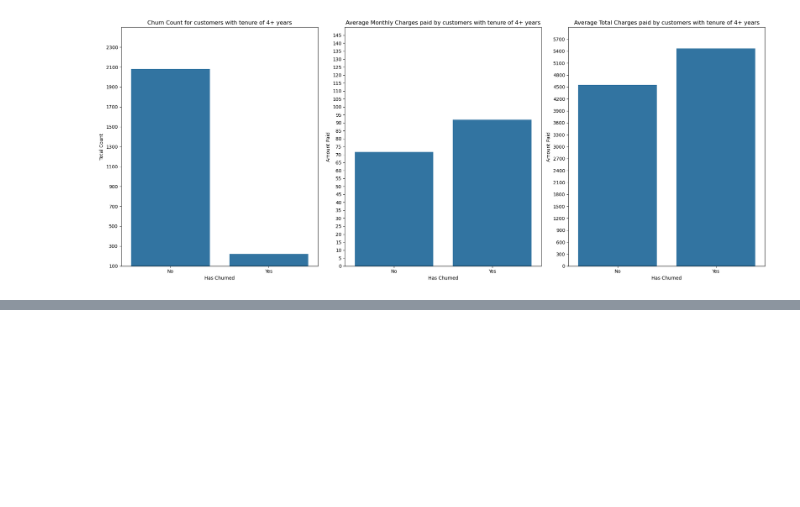
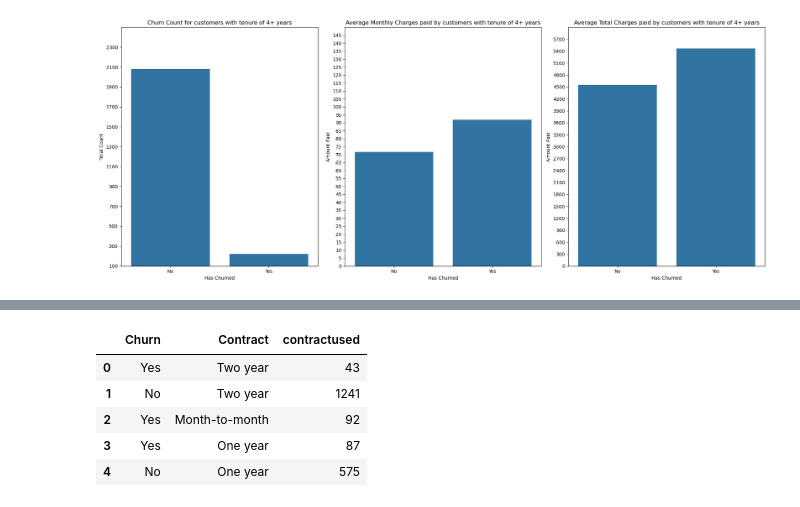
Before and after one commit to suzaladhikari/customer_churn-, a Jupyter notebook: EDA/eda.ipynb, the cells around one changed output, grey strips where cells are left out. Saved outputs shown, nothing was run; the diff lists cells and outputs as text; code cells hidden in the pictures; blank space fills up the shorter version.

Commit message:
types of contract count has been evaluated for 4+ years

```diff
--- a/EDA/eda.ipynb
+++ b/EDA/eda.ipynb
@@ -614,0 +621,18 @@ plotting_charges('Churn','totalcharges', moneyfouryears, 'Average Total Charges
+# %%
+query = """
+select "Churn", "Contract",
+COUNT(*) as contractused
+from cleaned
+where "tenure" >= 48
+group by "Contract", "Churn"
+"""
+
+contractcount = pd.read_sql(query, connection)
+contractcount.head(5)
+# %% [output]
+|  | Churn | Contract | contractused |
+| 0 | Yes | Two year | 43 |
+| 1 | No | Two year | 1241 |
+| 2 | Yes | Month-to-month | 92 |
+| 3 | Yes | One year | 87 |
+| 4 | No | One year | 575 |
```
Also changed, not shown: parts of 1 cell of this notebook.
